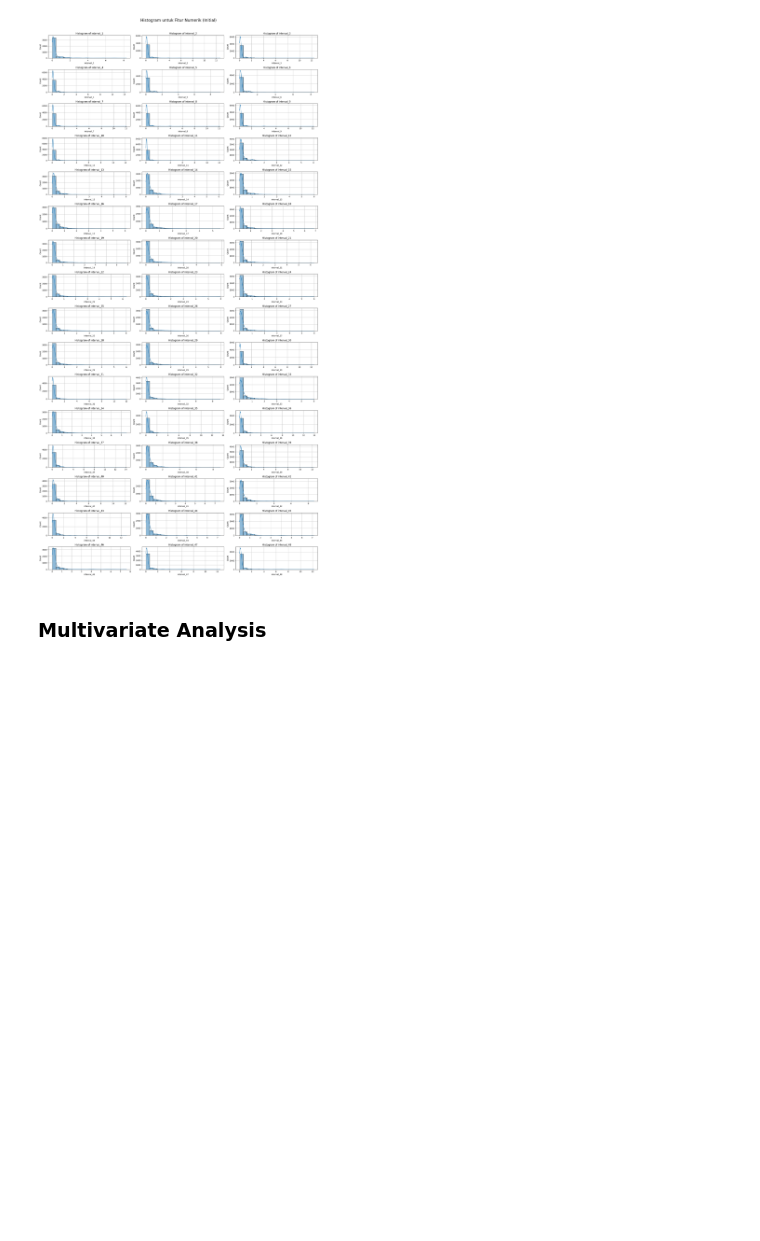
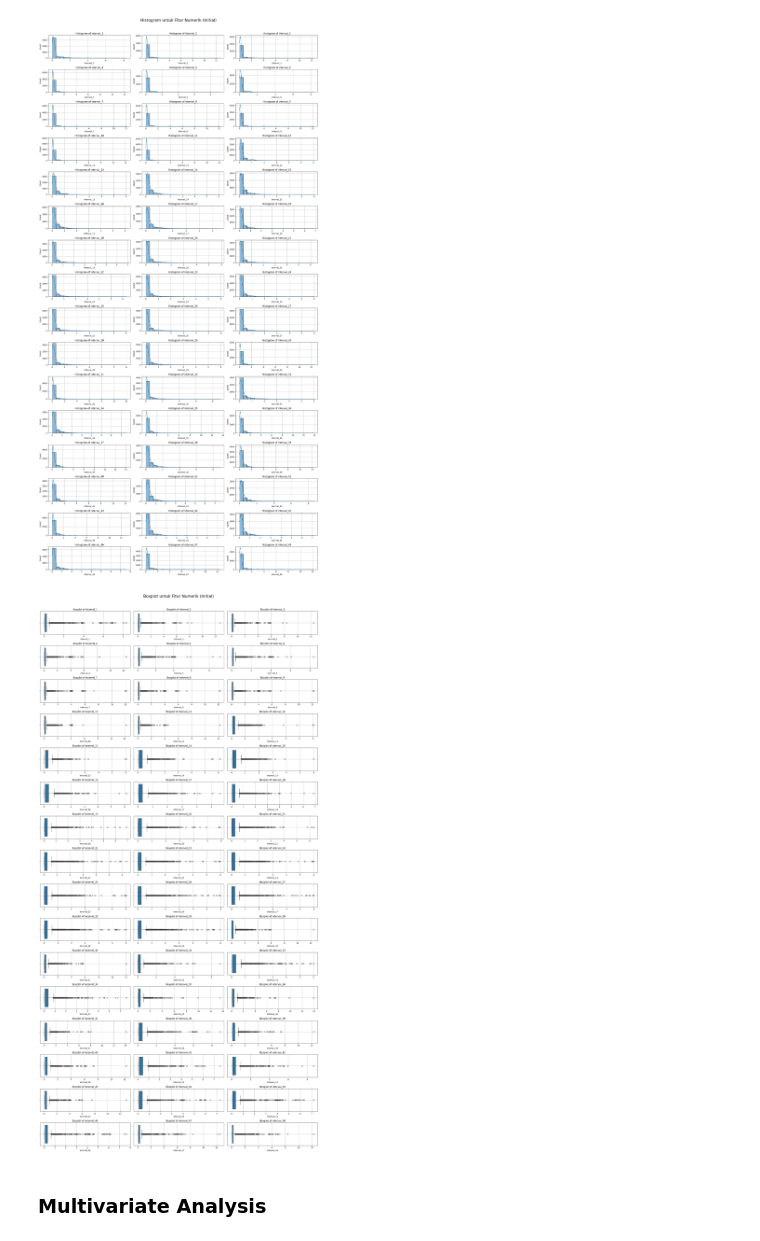
Before and after one commit to auvarifqi/tugas-besar-2-ai-lanjut, a Jupyter notebook: EDA_raw.ipynb, the cells around one changed output. Drawn from its saved outputs; the diff is of its cells as text; code cells hidden in the pictures; blank space fills up the shorter version.

Commit message:
feat-boxplot outlier

```diff
--- a/EDA_raw.ipynb
+++ b/EDA_raw.ipynb
@@ -364,6 +364,39 @@ plot_histogram_with_kde(initial_df, numerical_features, 'Histogram untuk Fitur N
 [figure]
 # %%
 # plot_histogram_with_kde(test_features_df, numerical_features, 'Histogram untuk Fitur Numerik (Test)')
+# %%
+def plot_boxplot(data, numerical_features, title, label=None):
+    """
+    Fungsi untuk memplot boxplot menggunakan sns.boxplot
+    Args:
+    - data: DataFrame yang berisi data
+    - numerical_features: Daftar nama fitur numerik yang ingin diplot
+    - title: Judul dari plot
+
+    Output:
+    - Plot boxplot untuk setiap fitur numerik
+    """
+
+    if label:
+        numerical_features = numerical_features.copy()
+        numerical_features.append(label)
+
+    plt.figure(figsize=(20, 40))
+
+    # Looping untuk setiap fitur numerik
+    for i, feature in enumerate(numerical_features, 1):
+        plt.subplot(16, 3, i)  # Mengatur layout menjadi (7, 2)
+        sns.boxplot(x=data[feature])
+        plt.title(f'Boxplot of {feature}')
+        plt.grid(True)
+
+    plt.suptitle(title, fontsize=20, y=0.99)
+    plt.tight_layout(rect=[0, 0, 1, 0.98])
+    plt.show()
+# %%
+plot_boxplot(initial_df, numerical_features, 'Boxplot untuk Fitur Numerik (Initial)')
+# %% [output]
+[figure, added]
 # %% [markdown]
 ### **Multivariate Analysis**
 # %% [markdown]
```
